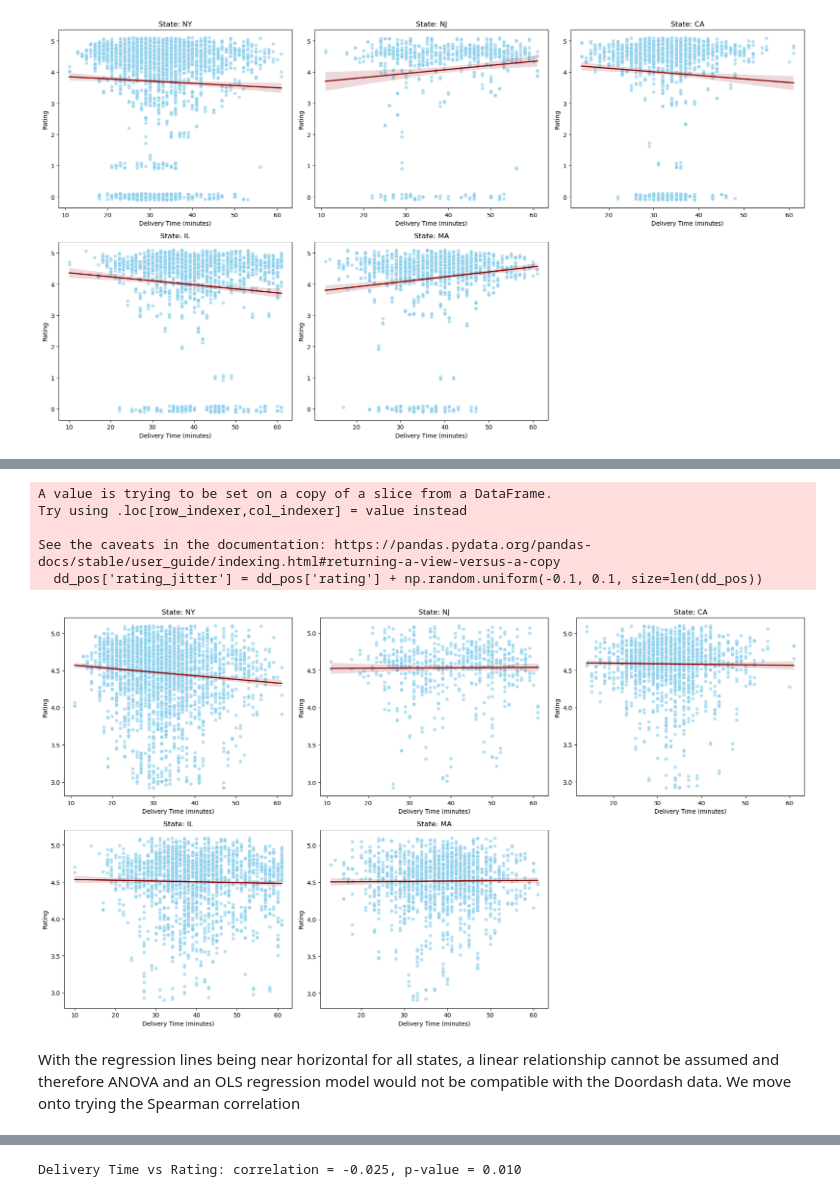
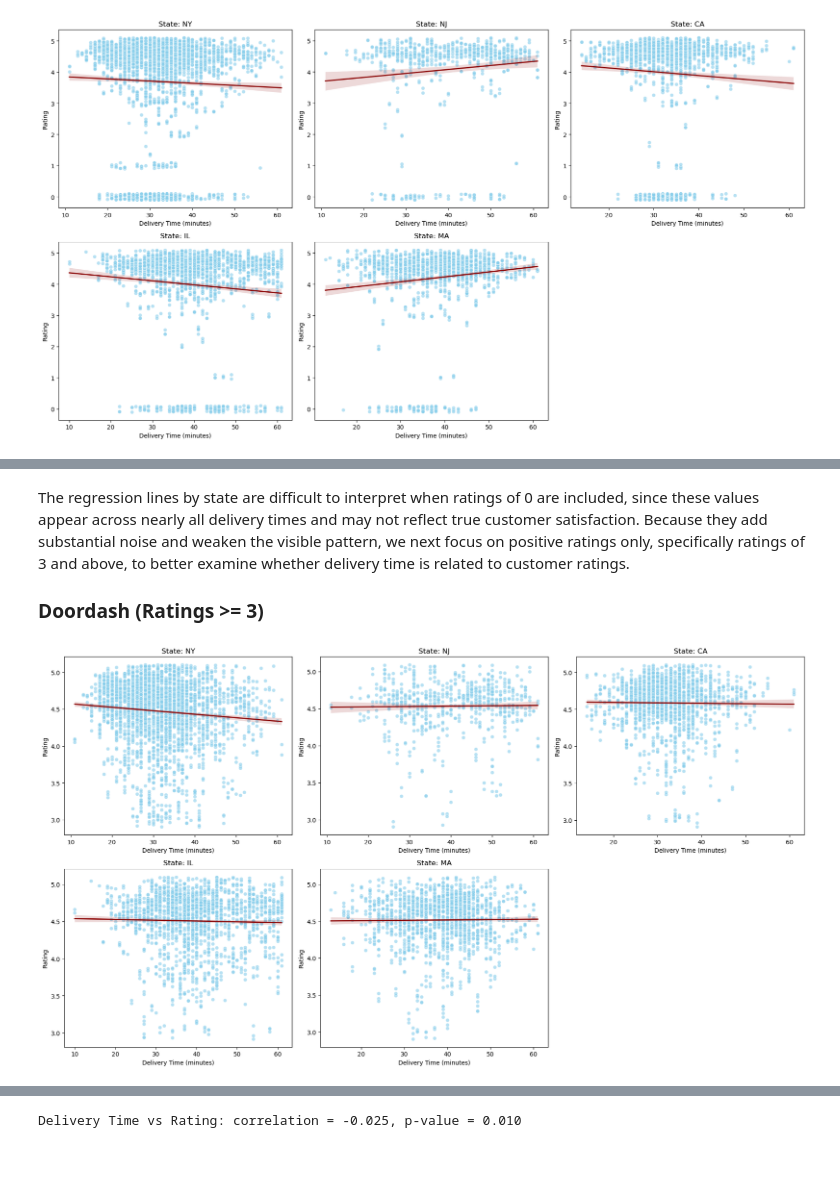
Before and after one commit to COGS108/Group111_WI26, a Jupyter notebook: 02-EDACheckpoint.ipynb, the cells around one changed output, grey strips where cells are left out. Drawn from its saved outputs; the diff is of its cells as text; code cells hidden in the pictures; blank space fills up the shorter version.

```diff
--- a/02-EDACheckpoint.ipynb
+++ b/02-EDACheckpoint.ipynb
@@ -1025,5 +1040,9 @@ The fit of the regression lines for each state is questionable and difficult to
+# %% [markdown]
+The regression lines by state are difficult to interpret when ratings of 0 are included, since these values appear across nearly all delivery times and may not reflect true customer satisfaction. Because they add substantial noise and weaken the visible pattern, we next focus on positive ratings only, specifically ratings of 3 and above, to better examine whether delivery time is related to customer ratings.
+
+### Doordash (Ratings >= 3)
 # %%
-dd_pos = doordash[doordash['rating']>= 3]
+dd_pos = doordash[doordash['rating'] >= 3].copy()
 dd_pos['rating_jitter'] = dd_pos['rating'] + np.random.uniform(-0.1, 0.1, size=len(dd_pos))
 
 plt.figure(figsize=(18, 10))
@@ -1031,38 +1050,31 @@ plt.figure(figsize=(18, 10))
 for i, state in enumerate(states, 1):
     plt.subplot(2, 3, i)  # 2 rows, 3 columns
     subset4 = dd_pos[dd_pos['state'] == state]
 
     # Scatter plot
     sns.scatterplot(
         data=subset4,
         x='delivery_time',
         y='rating_jitter',
         alpha=0.6,
         color='skyblue'
     )
 
     # Regression line
     sns.regplot(
         data=subset4,
         x='delivery_time',
         y='rating_jitter',
         scatter=False,
         color='darkred',
         line_kws={'linewidth':2}
     )
 
     plt.title(f"State: {state}")
     plt.xlabel("Delivery Time (minutes)")
     plt.ylabel("Rating")
 
 plt.tight_layout()
 plt.show()
 # %% [output]
-A value is trying to be set on a copy of a slice from a DataFrame.
-Try using .loc[row_indexer,col_indexer] = value instead
-
-See the caveats in the documentation: https://pandas.pydata.org/pandas-docs/stable/user_guide/indexing.html#returning-a-view-versus-a-copy
-  dd_pos['rating_jitter'] = dd_pos['rating'] + np.random.uniform(-0.1, 0.1, size=len(dd_pos))
-[figure, old version]
+[figure, new version]
-# %% [markdown]
-With the regression lines being near horizontal for all states, a linear relationship cannot be assumed and therefore ANOVA and an OLS regression model would not be compatible with the Doordash data. We move onto trying the Spearman correlation
```
Also changed, not shown: parts of 26 cells of this notebook.
